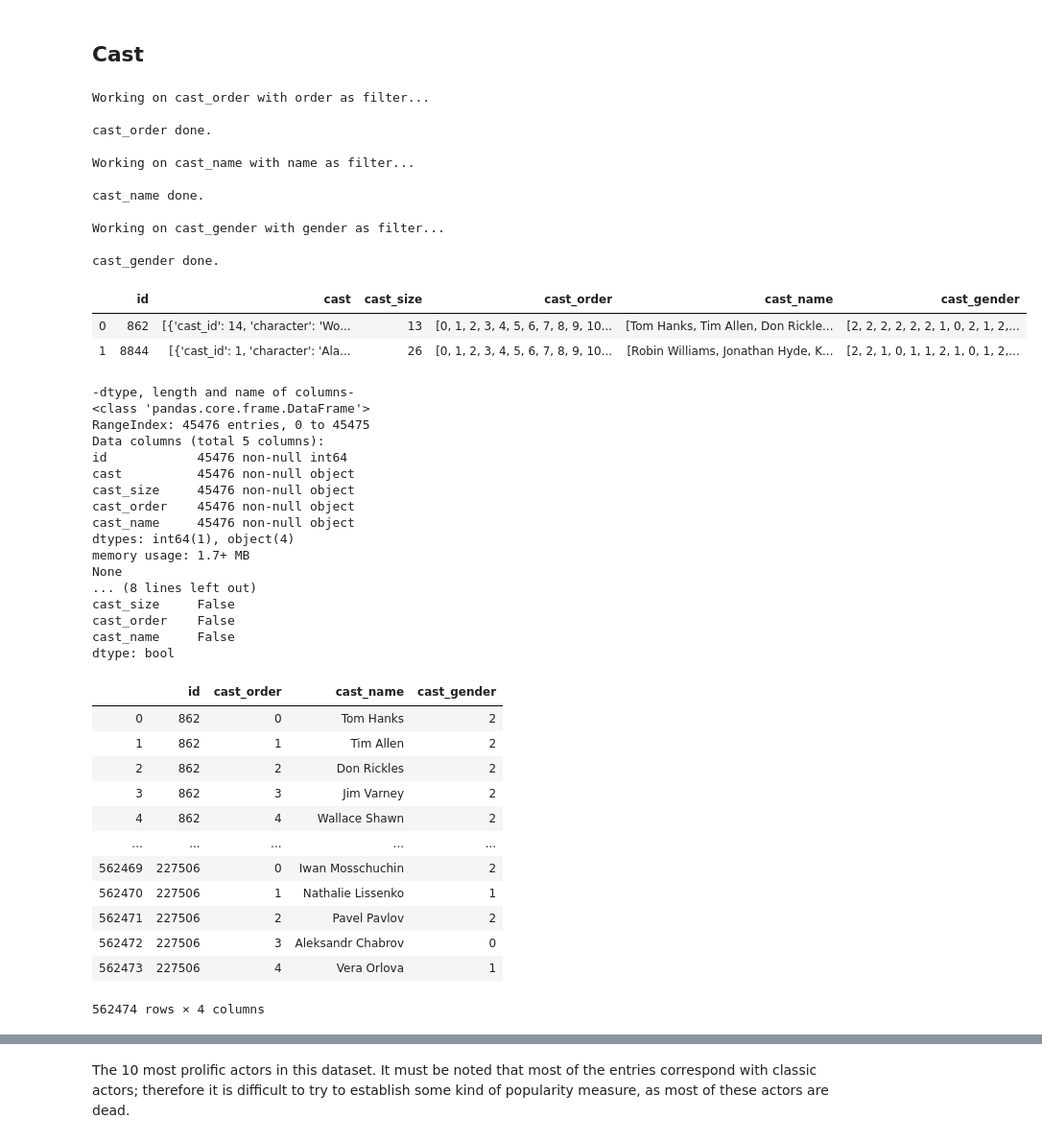
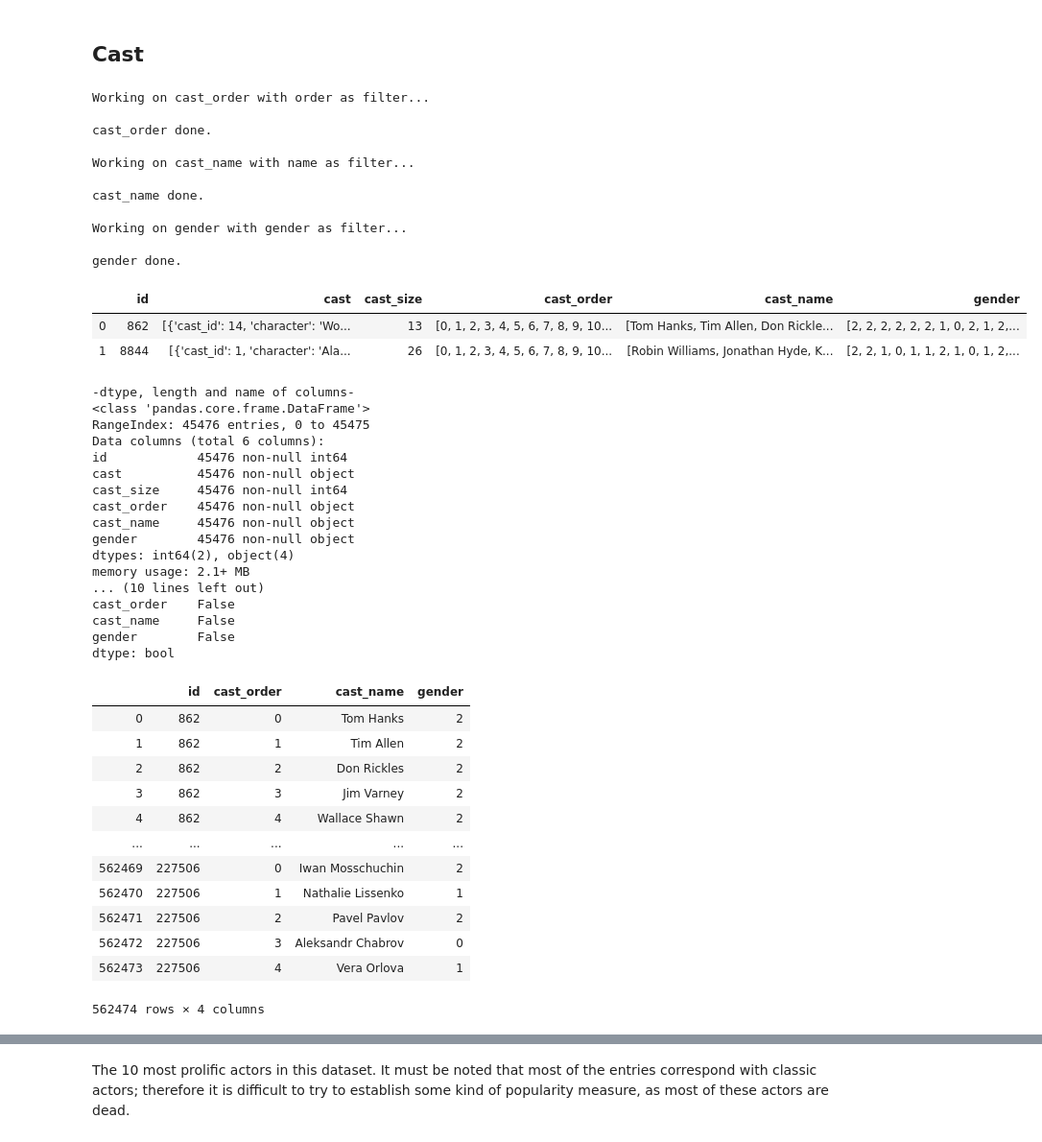
Before and after one commit to Dibmar/DAANMO_Project, a Jupyter notebook: DAANMO_Project/credits_exp.ipynb, the cells around one changed output, grey strips where cells are left out. Shown at 96% size. Drawn from its saved outputs; the diff is of its cells as text; code cells hidden in the pictures.

```diff
--- a/DAANMO_Project/credits_exp.ipynb
+++ b/DAANMO_Project/credits_exp.ipynb
@@ -75,21 +75,21 @@ crew = pd.DataFrame(credits[['id', 'crew']])
 # %% [markdown]
 ## Cast
 # %%
-cast = EDA.credits_cleaner(cast, 'cast', ['cast_order', 'cast_name', 'cast_gender'], ['order', 'name', 'gender'])
+cast = EDA.credits_cleaner(cast, 'cast', ['cast_order', 'cast_name', 'gender'], ['order', 'name', 'gender'])
 cast.head(2)
 # %% [output]
 Working on cast_order with order as filter...
 
 cast_order done.
 
 Working on cast_name with name as filter...
 
 cast_name done.
 
-Working on cast_gender with gender as filter...
+Working on gender with gender as filter...
 
-cast_gender done.
+gender done.
-|  | id | cast | cast_size | cast_order | cast_name | cast_gender |
+|  | id | cast | cast_size | cast_order | cast_name | gender |
 | 0 | 862 | [{'cast_id': 14, 'character': 'Wo... | 13 | [0, 1, 2, 3, 4, 5, 6, 7, 8, 9, 10... | [Tom Hanks, Tim Allen, Don Rickle... | [2, 2, 2, 2, 2, 2, 1, 0, 2, 1, 2,... |
 | 1 | 8844 | [{'cast_id': 1, 'character': 'Ala... | 26 | [0, 1, 2, 3, 4, 5, 6, 7, 8, 9, 10... | [Robin Williams, Jonathan Hyde, K... | [2, 2, 1, 0, 1, 1, 2, 1, 0, 1, 2,... |
 # %%
@@ -98,25 +98,25 @@ EDA.general_info(cast)
 -dtype, length and name of columns-
 <class 'pandas.core.frame.DataFrame'>
 RangeIndex: 45476 entries, 0 to 45475
-Data columns (total 5 columns):
+Data columns (total 6 columns):
 id            45476 non-null int64
 cast          45476 non-null object
-cast_size     45476 non-null object
+cast_size     45476 non-null int64
 cast_order    45476 non-null object
 cast_name     45476 non-null object
-dtypes: int64(1), object(4)
-memory usage: 1.7+ MB
-None
-... (8 lines left out)
-cast_size     False
+gender        45476 non-null object
+dtypes: int64(2), object(4)
+memory usage: 2.1+ MB
+... (10 lines left out)
 cast_order    False
 cast_name     False
+gender        False
 dtype: bool
 # %%
-actors = EDA.actor_separator(cast, ['id', 'cast_order', 'cast_name', 'cast_gender'])
+actors = EDA.actor_separator(cast, ['id', 'cast_order', 'cast_name', 'gender'])
 actors
 # %% [output]
-|  | id | cast_order | cast_name | cast_gender |
+|  | id | cast_order | cast_name | gender |
 | 0 | 862 | 0 | Tom Hanks | 2 |
 | 1 | 862 | 1 | Tim Allen | 2 |
 | 2 | 862 | 2 | Don Rickles | 2 |
```
Also changed, not shown: parts of 11 cells of this notebook, 3 other files.
